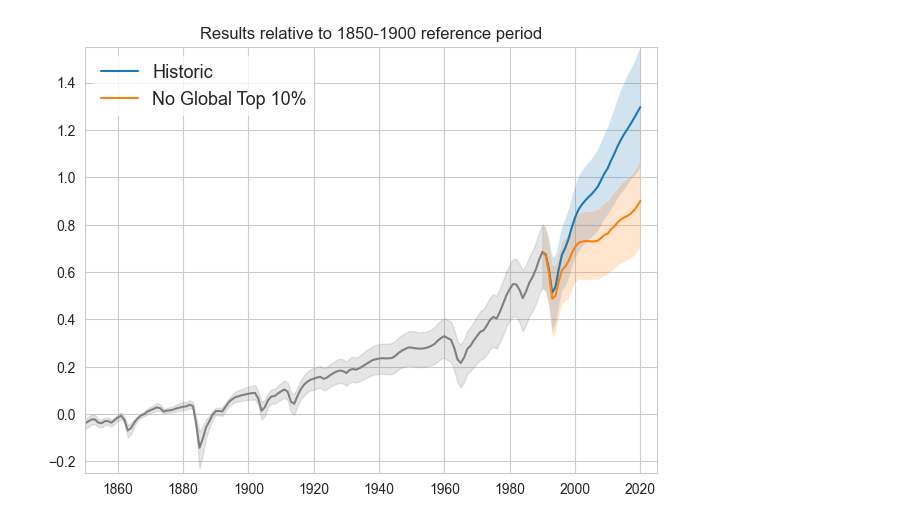
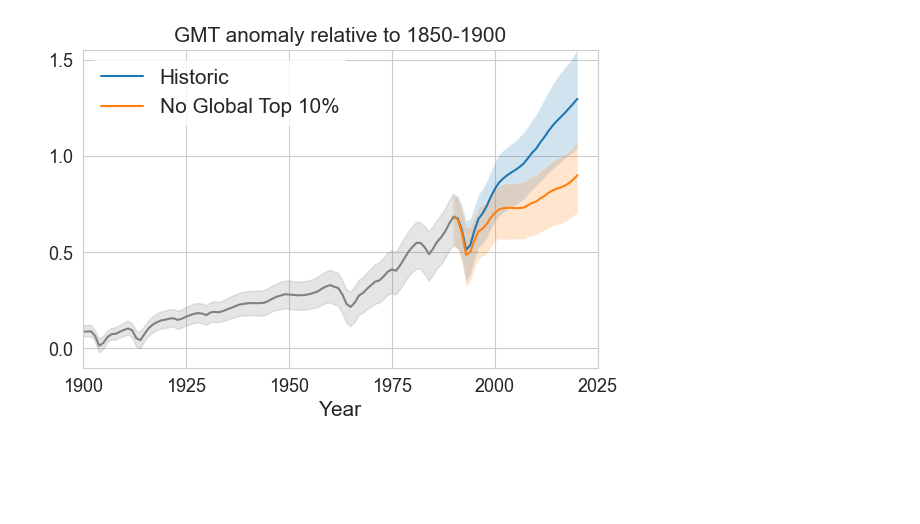
Before and after one commit to sarasita/attribution, a Jupyter notebook: Analysis/002_GMT-Attribution_Visualisation.ipynb, the cells around one changed output. Saved outputs shown, nothing was run; the diff lists cells and outputs as text; code cells hidden in the pictures; blank space fills up the shorter version.

```diff
--- a/Analysis/002_GMT-Attribution_Visualisation.ipynb
+++ b/Analysis/002_GMT-Attribution_Visualisation.ipynb
@@ -17,23 +17,26 @@ import seaborn as sns
 # %%
 magicc_df = pd.read_csv(cfg.PROCESSED_GMT_DIR / 'MAGICC-GMT_processed.csv')
 
 color_map = dict(zip(['ssp245', 'World_p90p100_equal-scaling', 'World_p99p100_equal-scaling', 'World_p999p100_equal-scaling'], ['C0', 'C1', 'C2', 'C3']))
 label_map = dict(zip(['ssp245', 'World_p90p100_equal-scaling', 'World_p99p100_equal-scaling', 'World_p999p100_equal-scaling'], ['Historic', 'No Global Top 10%', 'No Top 1%', 'No Top 0.1%']))
 
 
 with sns.axes_style('whitegrid'):
-    plt.figure()
+    plt.figure(figsize = (6,4))
     for scenario in list(color_map.keys())[:2]:
         sub_df = magicc_df[magicc_df.scenario == scenario]
         plt.fill_between(np.arange(1990,2021,1), np.quantile(sub_df.iloc[:, 7:].values.T[190:,:], q = 0.05, axis = 1), np.quantile(sub_df.iloc[:, 7:].values.T[190:,:], q = 0.95, axis = 1), alpha = .2)
         plt.plot(np.arange(1990,2021,1), np.mean(sub_df.iloc[:, 7:].values.T[190:,:], axis = 1), color = color_map[scenario], label = label_map[scenario])
     plt.fill_between(np.arange(1800,1991,1), np.quantile(sub_df.iloc[:, 7:].values.T[:191,:], q = 0.05, axis = 1), np.quantile(sub_df.iloc[:, 7:].values.T[:191,:], q = 0.95, axis = 1), alpha = .2, color = 'grey')
     plt.plot(np.arange(1800,1991,1), np.mean(sub_df.iloc[:, 7:].values.T[:191,:], axis = 1), color = 'grey')
-    plt.xlim(1850, 2025)
-    plt.ylim(-0.25,1.55)
-    plt.legend(frameon = True, edgecolor = 'none', facecolor = (1,1,1,.7), loc = 'upper left', fontsize = 13)
+    plt.xlim(1900, 2025)
+    plt.ylim(-0.1,1.55)
+    plt.legend(frameon = True, edgecolor = 'none', facecolor = (1,1,1,.7), loc = 'upper left', fontsize = 15)
+    plt.xlabel('Year', fontsize = 15)
+    plt.xticks([1900, 1925, 1950, 1975, 2000, 2025], fontsize = 13)
+    plt.yticks([0,0.5,1,1.5], fontsize = 13)
     plt.tight_layout()
-    plt.title('Results relative to 1850-1900 reference period')
+    plt.title('GMT anomaly relative to 1850-1900', fontsize = 15)
     plt.show()
 # %% [output]
-[figure, old version]
+[figure, new version]
```
Also changed, not shown: parts of 2 cells of this notebook, 18 other files.
